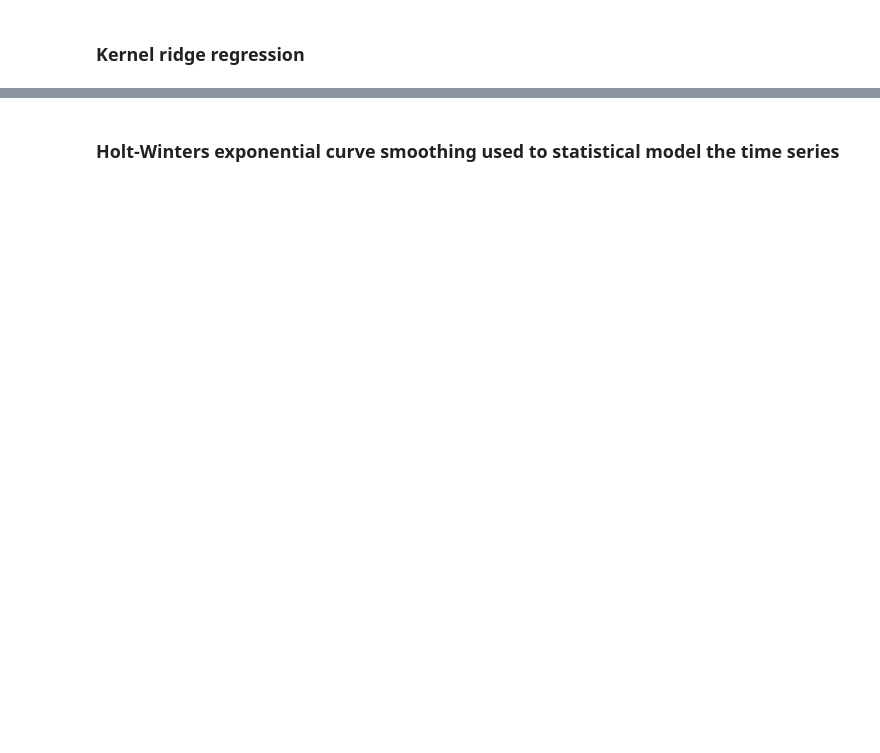
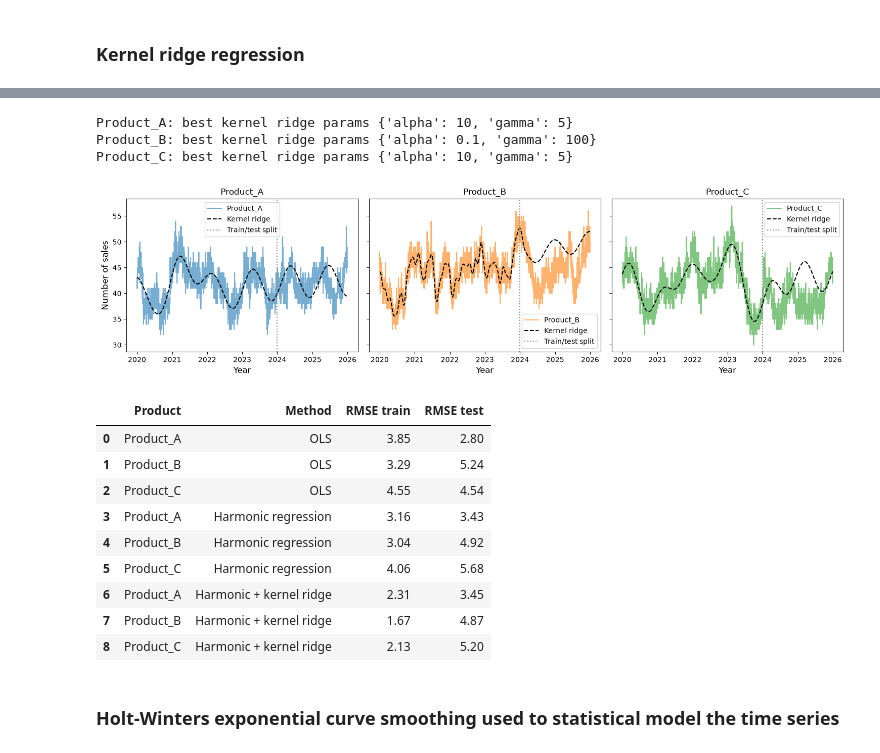
Before and after one commit to JosephDThomas/Chocolate_predictions, a Jupyter notebook: data_analysis.ipynb, the cells around one changed output, grey strips where cells are left out. Drawn from its saved outputs; the diff is of its cells as text; code cells hidden in the pictures; blank space fills up the shorter version.

```diff
--- a/data_analysis.ipynb
+++ b/data_analysis.ipynb
@@ -268,2 +186,73 @@ RMSE is  0.10377765048294589
+# %%
+from sklearn.kernel_ridge import KernelRidge
+from sklearn.model_selection import GridSearchCV, TimeSeriesSplit
+
+# Kernel ridge works on time measured in years
+years_all = (days_all / 365.25).reshape(-1, 1)
+years_fit = (days_fit / 365.25).reshape(-1, 1)
+
+param_grid = {"alpha": [0.01, 0.1, 1, 10], "gamma": [1, 5, 20, 50, 100]}
+
+fig, axes = plt.subplots(1, 3, figsize=(15, 4), sharey=True)
+
+for ax, p in zip(axes, products):
+    y_fit = df_fit[p].to_numpy()
+    y_test = df_test[p].to_numpy()
+
+    #Parametric fit on the training period (as in the trig cell)
+    p0 = [y_fit.std(), y_fit.std(), 2 * np.pi / 365.25, 0.0, y_fit.mean()]
+    params, _ = curve_fit(seasonal_trend, days_fit, y_fit, p0=p0, method="trf", maxfev=20000)
+    trig = lambda d: seasonal_trend(d, *params)
+
+    #Kernel ridge fit on the training residuals
+    resid_fit = y_fit - trig(days_fit)
+    grid = GridSearchCV(
+        KernelRidge(kernel="rbf"),
+        param_grid=param_grid,
+        cv=TimeSeriesSplit(n_splits=5),
+        scoring="neg_root_mean_squared_error",
+    )
+    grid.fit(years_fit, resid_fit)
+    krr = grid.best_estimator_
+    print(f"{p}: best kernel ridge params {grid.best_params_}")
+
+    #Combining both fits
+    predict = lambda d: trig(d) + krr.predict((d / 365.25).reshape(-1, 1))
+
+    rmse_train = root_mean_squared_error(y_fit, predict(days_fit))
+    rmse_test = root_mean_squared_error(y_test, predict(days_test))
+
+    results.append({"Product": p, "Method": "Harmonic + kernel ridge", "RMSE train": rmse_train, "RMSE test": rmse_test})
+
+    ax.plot(df.index, df[p], color=colours[p], alpha=0.6, label=p)
+    ax.plot(df.index, predict(days_all), color="black", linestyle="--", label="Kernel ridge")
+    ax.axvline(df_test.index[0], color="grey", linestyle=":", label="Train/test split")
+
+    ax.set_title(p)
+    ax.set_xlabel("Year", fontsize=12)
+    ax.xaxis.set_major_locator(mdates.YearLocator())
+    ax.xaxis.set_major_formatter(mdates.DateFormatter("%Y"))
+    ax.legend()
+
+axes[0].set_ylabel("Number of sales", fontsize=12)
+plt.tight_layout()
+plt.show()
+
+pd.DataFrame(results).round(2)
+# %% [output]
+Product_A: best kernel ridge params {'alpha': 10, 'gamma': 5}
+Product_B: best kernel ridge params {'alpha': 0.1, 'gamma': 100}
+Product_C: best kernel ridge params {'alpha': 10, 'gamma': 5}
+[figure, added]
+|  | Product | Method | RMSE train | RMSE test |
+| 0 | Product_A | OLS | 3.85 | 2.80 |
+| 1 | Product_B | OLS | 3.29 | 5.24 |
+| 2 | Product_C | OLS | 4.55 | 4.54 |
+| 3 | Product_A | Harmonic regression | 3.16 | 3.43 |
+| 4 | Product_B | Harmonic regression | 3.04 | 4.92 |
+| 5 | Product_C | Harmonic regression | 4.06 | 5.68 |
+| 6 | Product_A | Harmonic + kernel ridge | 2.31 | 3.45 |
+| 7 | Product_B | Harmonic + kernel ridge | 1.67 | 4.87 |
+| 8 | Product_C | Harmonic + kernel ridge | 2.13 | 5.20 |
 # %% [markdown]
 ### Holt-Winters exponential curve smoothing used to statistical model the time series
```
Also changed, not shown: parts of 8 cells of this notebook.
